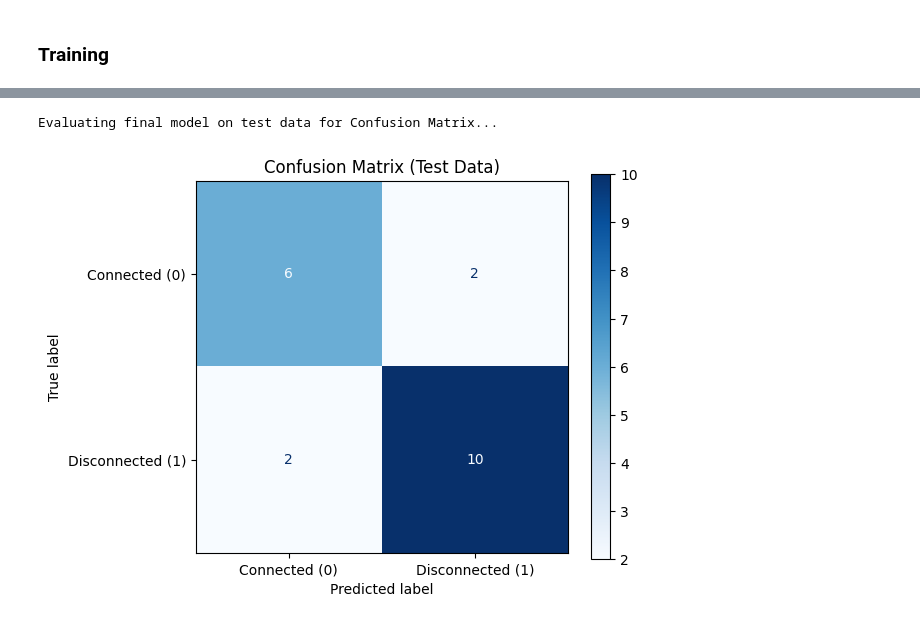
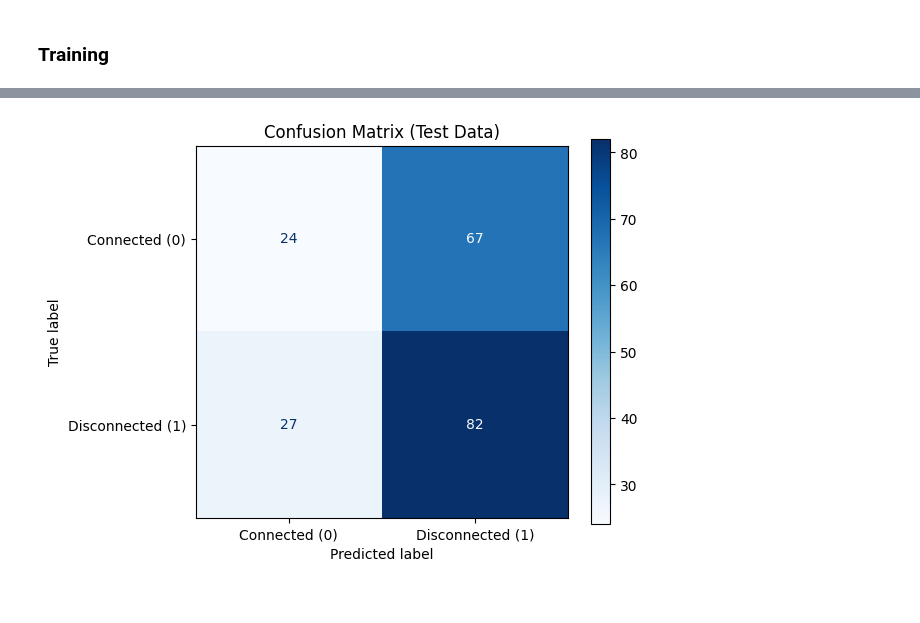
Before and after one commit to Jules02/aqal_project, a Jupyter notebook: quantum_model.ipynb, the cells around one changed output, grey strips where cells are left out. Cells and saved outputs as stored; diff of their text form; code cells hidden in the pictures.

```diff
--- a/quantum_model.ipynb
+++ b/quantum_model.ipynb
@@ -74,18 +89,26 @@ def compute_accuracy(theta_params, dataset):
 # %% [markdown]
 ### Data Generation
 # %%
-N = 100
+N = 1000
 dataset = []
 
 n_nodes = n_qubits
 threshold = np.log(n_nodes) / n_nodes   # The theoretical threshold for a graph to be connected is ln(n)/n
-edge_probabilities = [random.uniform(threshold*0.5, threshold*1.5) for _ in range(N)]
+edge_probabilities = [random.uniform(threshold*0.9, threshold*1.5) for _ in range(N)]
 
+connected_count = 0
+disconnected_count = 0
 for p in edge_probabilities:
     G = nx.erdos_renyi_graph(n=n_nodes, p=p)
     A = nx.to_numpy_array(G)
     H_G = get_ising_hamiltonian(A)
-    y = 0 if nx.is_connected(G) else 1
+    if nx.is_connected(G):
+        y = 0
+        connected_count+=1
+    else:
+        y = 1
+        disconnected_count+=1
     dataset.append((A, H_G, y))
 
+print(f"The dataset contains {connected_count} connected graphs and {disconnected_count} disconnected graphs.")
 train_data, test_data = train_test_split(dataset, test_size=0.2, random_state=42)
@@ -92,10 +117,10 @@ train_data, test_data = train_test_split(dataset, test_size=0.2, random_state=42
 # %% [markdown]
 ### Training
 # %%
-epochs = 50
+epochs = 30
 
 np.random.seed(42)
-thetas = np.random.uniform(0, 2*np.pi, size=(L, 2), requires_grad=True)
+thetas = np.random.uniform(0, 2*np.pi, size=(L, N_PARAMS_PER_LAYER), requires_grad=True)
 
 opt = qp.AdamOptimizer(stepsize=0.1)
 
@@ -107,9 +132,7 @@ history_test_acc = []
 print("Starting Training...")
 
 for epoch in range(epochs):
-    # Optimizer step
-    objective_fn = lambda t: cost_function(t, dataset=train_data)
-    thetas = opt.step(objective_fn, thetas)
+    thetas = opt.step(cost_function, thetas, dataset=train_data)
 
     train_loss = cost_function(thetas, dataset=train_data)
     train_acc = compute_accuracy(thetas, dataset=train_data)
@@ -117,13 +140,11 @@ for epoch in range(epochs):
     test_loss = cost_function(thetas, dataset=test_data)
     test_acc = compute_accuracy(thetas, dataset=test_data)
 
-    # Store the metrics
     history_train_loss.append(train_loss)
     history_test_loss.append(test_loss)
     history_train_acc.append(train_acc)
     history_test_acc.append(test_acc)
 
-    # We still only print every 5 epochs so the console doesn't get too messy
     if (epoch + 1) % 5 == 0 or epoch == 0:
         print(f"Epoch {epoch + 1:3d} | "
               f"Train Loss: {train_loss:.4f} | Train Acc: {train_acc:.2f} | "
@@ -131,9 +152,6 @@ for epoch in range(epochs):
 
 print("\nFinal Optimized Parameters (thetas):", thetas)
 
-# ==========================================
-# --- NEW: Plotting the results ---
-# ==========================================
 plt.figure(figsize=(12, 5))
 
 # Plot 1: BCE Loss
@@ -180,41 +194,26 @@ Final Optimized Parameters (thetas): [[0.55098518 6.23496306]
 # %%
-from sklearn.metrics import confusion_matrix, ConfusionMatrixDisplay
-import matplotlib.pyplot as plt
-
-# 1. Collect true labels and predictions
 true_labels = []
 predicted_labels = []
 
-print("Evaluating final model on test data for Confusion Matrix...")
-
 for A_i, H_i, y_i in test_data:
-    # Store the true label
     true_labels.append(y_i)
 
-    # Get the model's prediction
-    # (Assuming gamma is handled inside your circuit or passed as a kwarg)
     probs = pqc(thetas, H_i)
-    continuous_pred = probs[0]
+    prediction = probs[0]
 
-    # Threshold the probability to get a hard 0 or 1 classification
-    discrete_pred = 1 if continuous_pred >= 0.5 else 0
+    discrete_pred = 1 if prediction >= 0.5 else 0
     predicted_labels.append(discrete_pred)
 
-# 2. Compute the Confusion Matrix
-# labels=[0, 1] ensures the matrix is always 2x2 even if the test set is missing a class
 cm = confusion_matrix(true_labels, predicted_labels, labels=[0, 1])
 
-# 3. Plot it beautifully
 fig, ax = plt.subplots(figsize=(6, 5))
 disp = ConfusionMatrixDisplay(
     confusion_matrix=cm,
     display_labels=['Connected (0)', 'Disconnected (1)']
 )
 
-# You can change 'Blues' to 'Greens', 'Purples', etc.
 disp.plot(cmap='Blues', ax=ax, values_format='d')
 plt.title('Confusion Matrix (Test Data)')
 plt.show()
 # %% [output]
-Evaluating final model on test data for Confusion Matrix...
-[figure, old version]
+[figure, new version]
```
Also changed, not shown: parts of 10 cells of this notebook.
